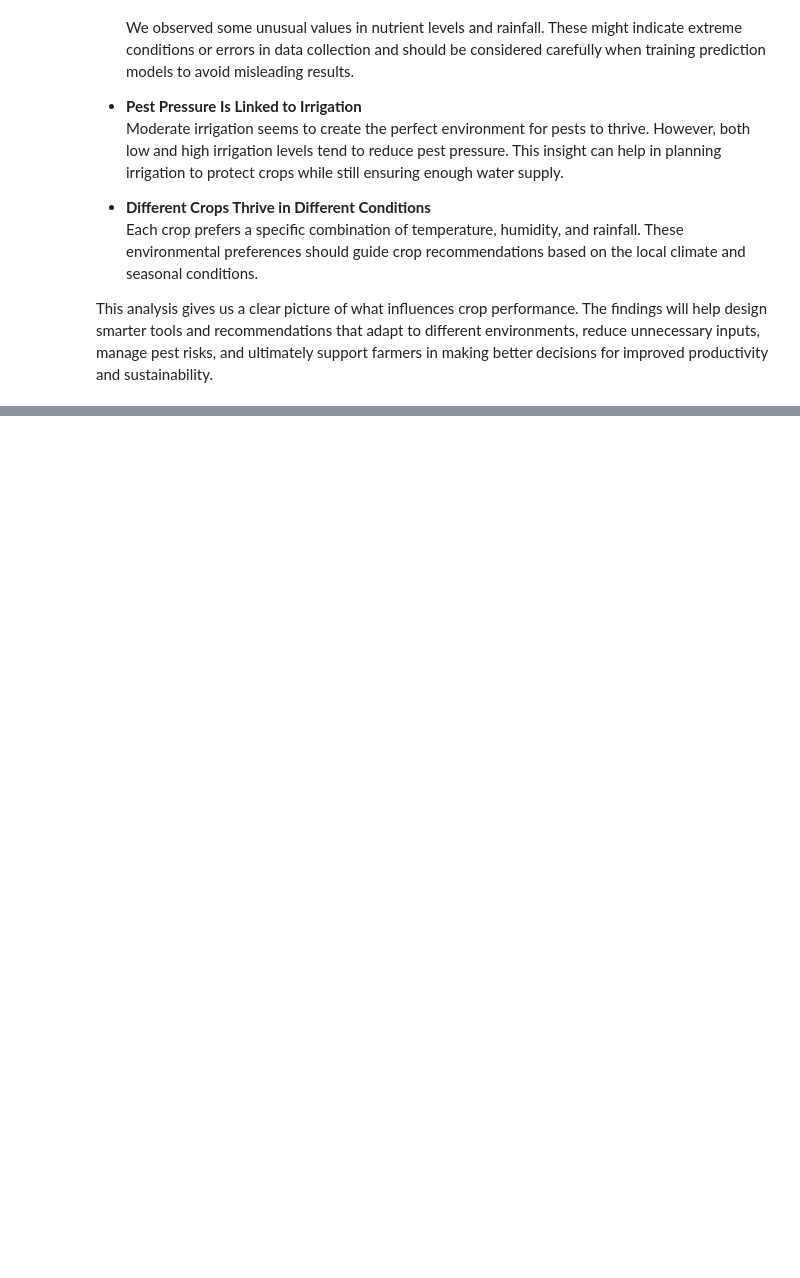
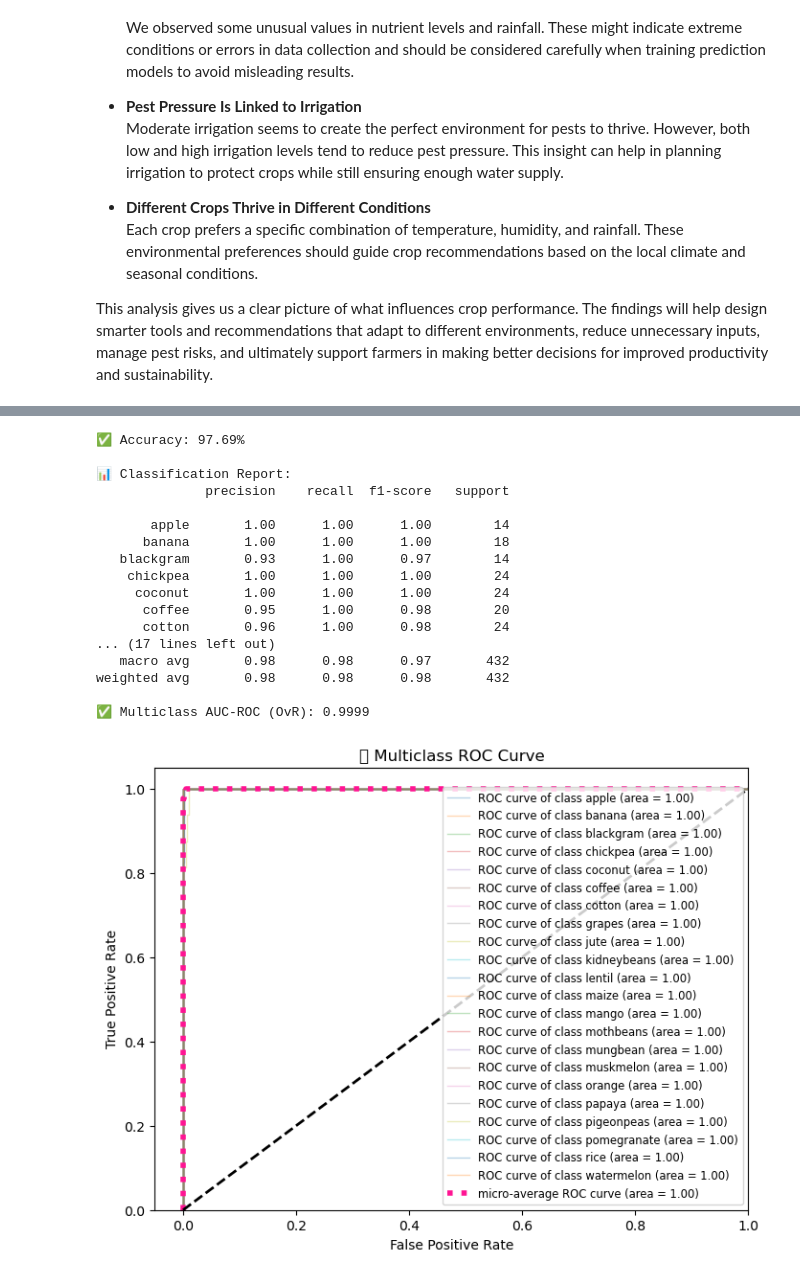
Before and after one commit to JaisreeMK-15/Crop-yield-prediction-and-recommendation, a Jupyter notebook: Crop prediction and recommendation.ipynb, the cells around one changed output, grey strips where cells are left out. Drawn from its saved outputs; the diff is of its cells as text; code cells hidden in the pictures; blank space fills up the shorter version.

```diff
--- a/Crop prediction and recommendation.ipynb
+++ b/Crop prediction and recommendation.ipynb
@@ -615,0 +797,73 @@ This analysis gives us a clear picture of what influences crop performance. The
+# %%
+from sklearn.metrics import accuracy_score, classification_report, roc_auc_score, roc_curve, auc
+import matplotlib.pyplot as plt
+from sklearn.preprocessing import label_binarize
+import numpy as np
+
+# Predict
+y_pred = clf_xgb.predict(X_test)
+y_pred_proba = clf_xgb.predict_proba(X_test)
+
+# Accuracy & report
+accuracy = accuracy_score(y_test, y_pred)
+print(f"✅ Accuracy: {accuracy*100:.2f}%")
+print("\n📊 Classification Report:")
+print(classification_report(le.inverse_transform(y_test), le.inverse_transform(y_pred)))
+
+# AUC-ROC (multiclass OvR)
+# Need to binarize labels
+n_classes = len(le.classes_)
+y_test_bin = label_binarize(y_test, classes=range(n_classes))
+
+roc_auc = roc_auc_score(y_test_bin, y_pred_proba, multi_class='ovr')
+print(f"✅ Multiclass AUC-ROC (OvR): {roc_auc:.4f}")
+
+# Plot macro-average ROC curve
+fpr = dict()
+tpr = dict()
+roc_auc_dict = dict()
+for i in range(n_classes):
+    fpr[i], tpr[i], _ = roc_curve(y_test_bin[:, i], y_pred_proba[:, i])
+    roc_auc_dict[i] = auc(fpr[i], tpr[i])
+
+# Compute micro-average ROC curve and ROC area
+fpr["micro"], tpr["micro"], _ = roc_curve(y_test_bin.ravel(), y_pred_proba.ravel())
+roc_auc_dict["micro"] = auc(fpr["micro"], tpr["micro"])
+
+# Plot
+plt.figure(figsize=(8,6))
+for i in range(n_classes):
+    plt.plot(fpr[i], tpr[i], lw=1, alpha=0.3,
+             label=f'ROC curve of class {le.classes_[i]} (area = {roc_auc_dict[i]:0.2f})')
+
+plt.plot(fpr["micro"], tpr["micro"],
+         label=f'micro-average ROC curve (area = {roc_auc_dict["micro"]:0.2f})',
+         color='deeppink', linestyle=':', linewidth=4)
+
+plt.plot([0,1],[0,1],'k--', lw=2)
+plt.xlim([-0.05,1.0])
+plt.ylim([0.0,1.05])
+plt.xlabel('False Positive Rate')
+plt.ylabel('True Positive Rate')
+plt.title('🌱 Multiclass ROC Curve')
+plt.legend(loc='lower right', fontsize='small')
+plt.show()
+# %% [output]
+✅ Accuracy: 97.69%
+
+📊 Classification Report:
+              precision    recall  f1-score   support
+
+       apple       1.00      1.00      1.00        14
+      banana       1.00      1.00      1.00        18
+   blackgram       0.93      1.00      0.97        14
+    chickpea       1.00      1.00      1.00        24
+     coconut       1.00      1.00      1.00        24
+      coffee       0.95      1.00      0.98        20
+      cotton       0.96      1.00      0.98        24
+... (17 lines left out)
+   macro avg       0.98      0.98      0.97       432
+weighted avg       0.98      0.98      0.98       432
+
+✅ Multiclass AUC-ROC (OvR): 0.9999
+[figure, added]
```
Also changed, not shown: parts of 21 cells of this notebook.
